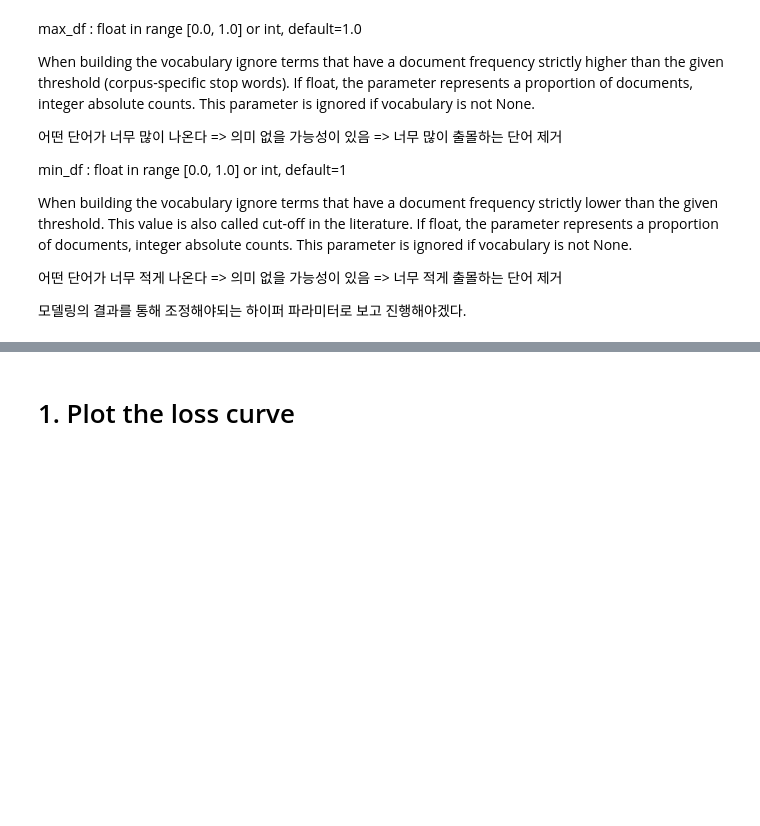
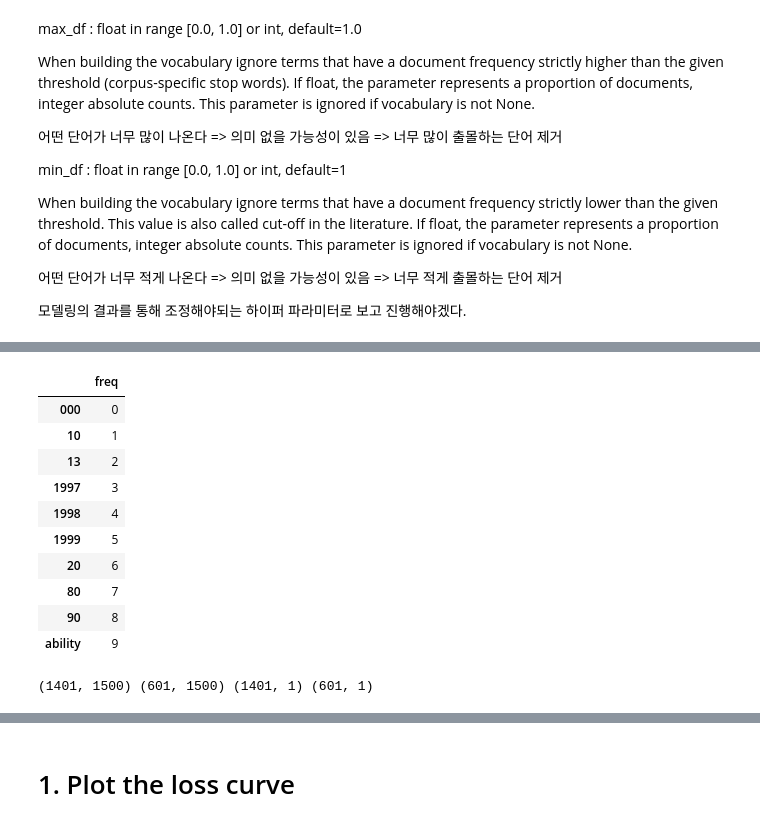
Before and after one commit to BaeHyungjun/2020-1-MachineLearning, a Jupyter notebook: 20152410_배형준_머신러닝_과제11.ipynb, the cells around one changed output, grey strips where cells are left out. Drawn from its saved outputs; the diff is of its cells as text; code cells hidden in the pictures; blank space fills up the shorter version.

```diff
--- a/20152410_배형준_머신러닝_과제11.ipynb
+++ b/20152410_배형준_머신러닝_과제11.ipynb
@@ -341,3 +353,22 @@ class penalized_neural_network:
+# %%
+low_frequency = pd.DataFrame(vectorizer.vocabulary_.values(), index=vectorizer.vocabulary_.keys(), columns=['freq'])
+low_frequency.sort_values(by='freq', ascending=True).head(10)
+# %% [output]
+|  | freq |
+| 000 | 0 |
+| 10 | 1 |
+| 13 | 2 |
+| 1997 | 3 |
+| 1998 | 4 |
+| 1999 | 5 |
+| 20 | 6 |
+| 80 | 7 |
+| 90 | 8 |
+| ability | 9 |
+# %%
+print(X_train.shape, X_test.shape, y_train.shape, y_test.shape)
+# %% [output]
+(1401, 1500) (601, 1500) (1401, 1) (601, 1)
 # %%
 model_neural_network = penalized_neural_network(error_bound=10**(-7),
                                                 random_state=20152410,
```
Also changed, not shown: parts of 19 cells of this notebook.
